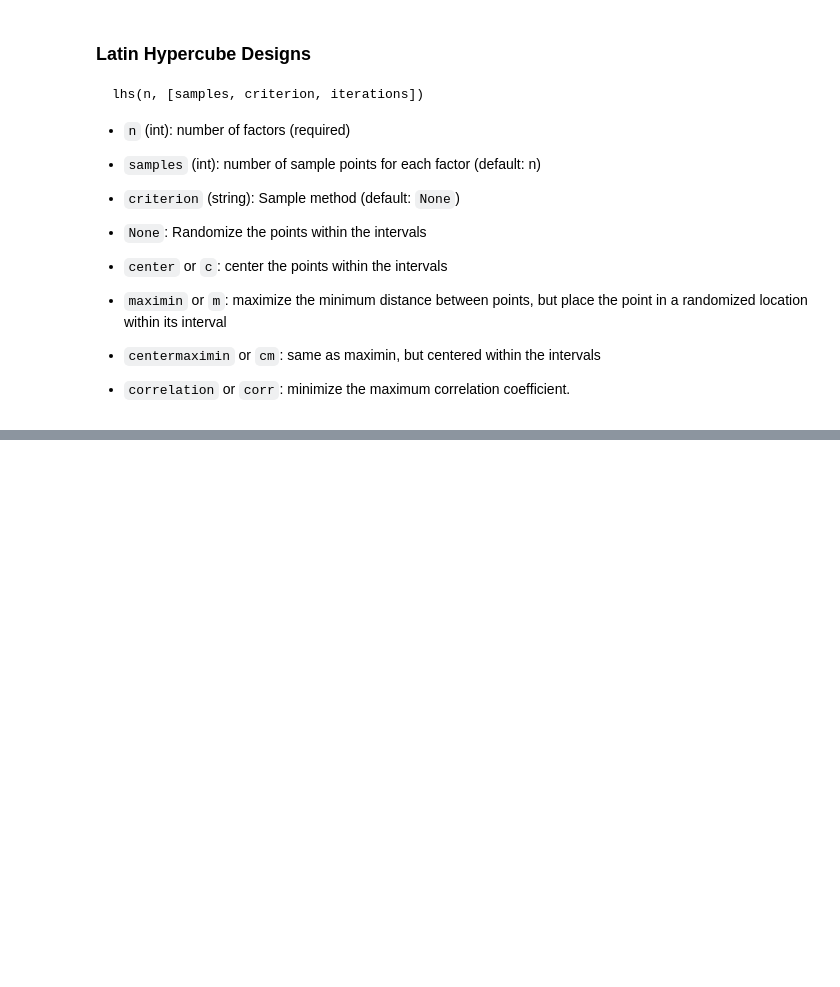
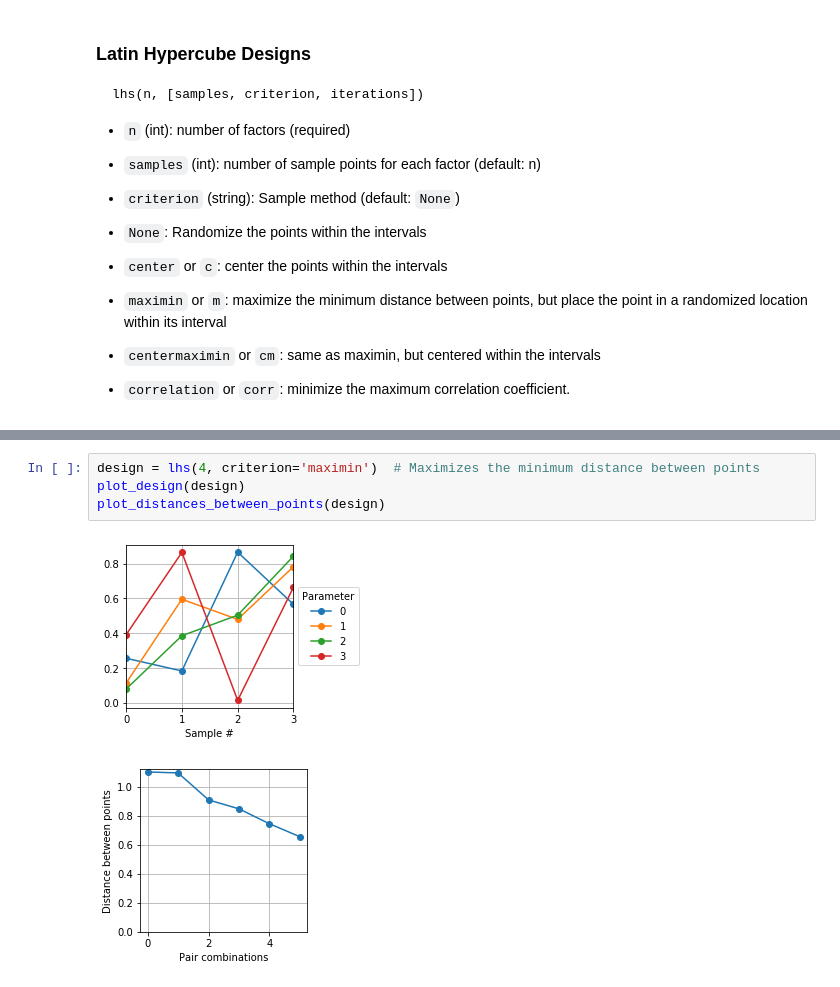
Before and after one commit to billtubbs/doe-examples, a Jupyter notebook: Design-of-Experiments-using-pyDOE.ipynb, the cells around one changed output, grey strips where cells are left out. Drawn from its saved outputs; the diff is of its cells as text; blank space fills up the shorter version.

```diff
--- a/Design-of-Experiments-using-pyDOE.ipynb
+++ b/Design-of-Experiments-using-pyDOE.ipynb
@@ -172 +205,8 @@ plot_design(design)
+# %%
+design = lhs(4, criterion='maximin')  # Maximizes the minimum distance between points
+plot_design(design)
+plot_distances_between_points(design)
+# %% [output]
+[figure, added]
+[figure, added]
 # %%
```
Also changed, not shown: parts of 10 cells of this notebook.
